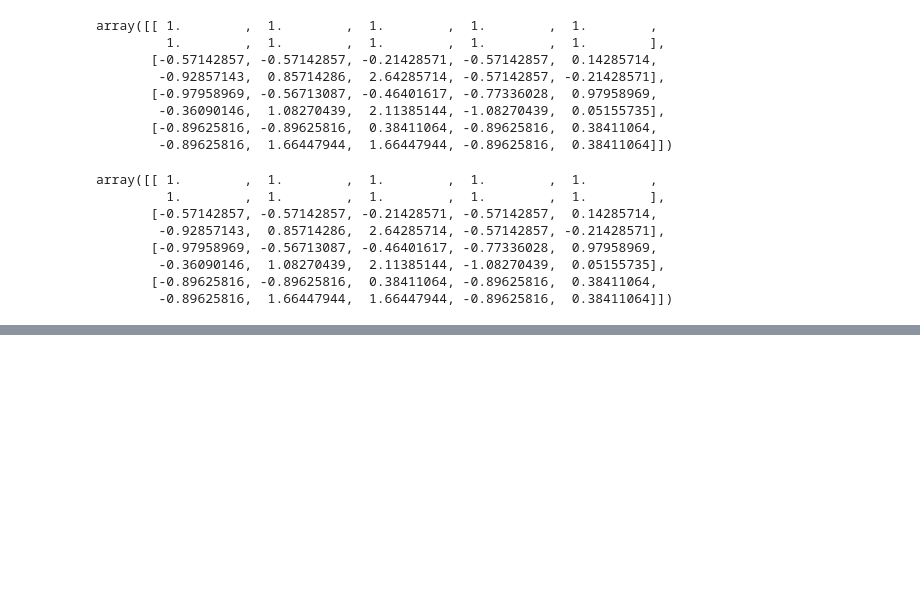
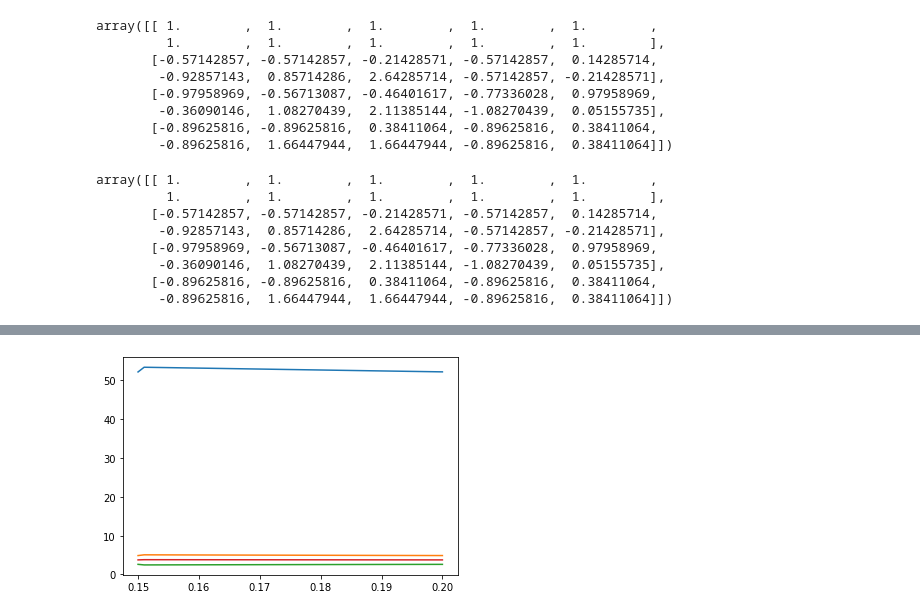
Before and after one commit to AleksanderSokolov/algorithm, a Jupyter notebook: part1/L02/DZ02.ipynb, the cells around one changed output, grey strips where cells are left out. Drawn from its saved outputs; the diff is of its cells as text; code cells hidden in the pictures; blank space fills up the shorter version.

```diff
--- a/part1/L02/DZ02.ipynb
+++ b/part1/L02/DZ02.ipynb
@@ -261,2 +292,5 @@ array([57.39713014,  6.12102515,  1.4301203 ,  4.11587451])
 # %%
 #C = 1/lambda_
+# %%
+l_arr=np.arange(0.15,0.2,1e-3)
+len(l_arr)
@@ -262,0 +303,7 @@ array([57.39713014,  6.12102515,  1.4301203 ,  4.11587451])
+# %%
+w_arr = [eval_model_reg2(X_st, y, iterations=5000, alpha=1e-2, lambda_=l_arr[len(l_arr)-1])]
+
+for l in range(len(l_arr)-1):
+  w_arr=np.append(w_arr, [eval_model_reg2(X_st, y, iterations=5000, alpha=1e-2, lambda_=l_arr[l])],axis=0)
+
+w_arr
@@ -262,0 +328,6 @@ array([57.39713014,  6.12102515,  1.4301203 ,  4.11587451])
+# %%
+for i in range(len(w_arr[0,:])) :
+  #plt.plot(l_arr,w_arr[:,i])
+  plt.plot(l_arr,w_arr[:,i])
+# %% [output]
+[figure, added]
```
Also changed, not shown: parts of 13 cells of this notebook.
